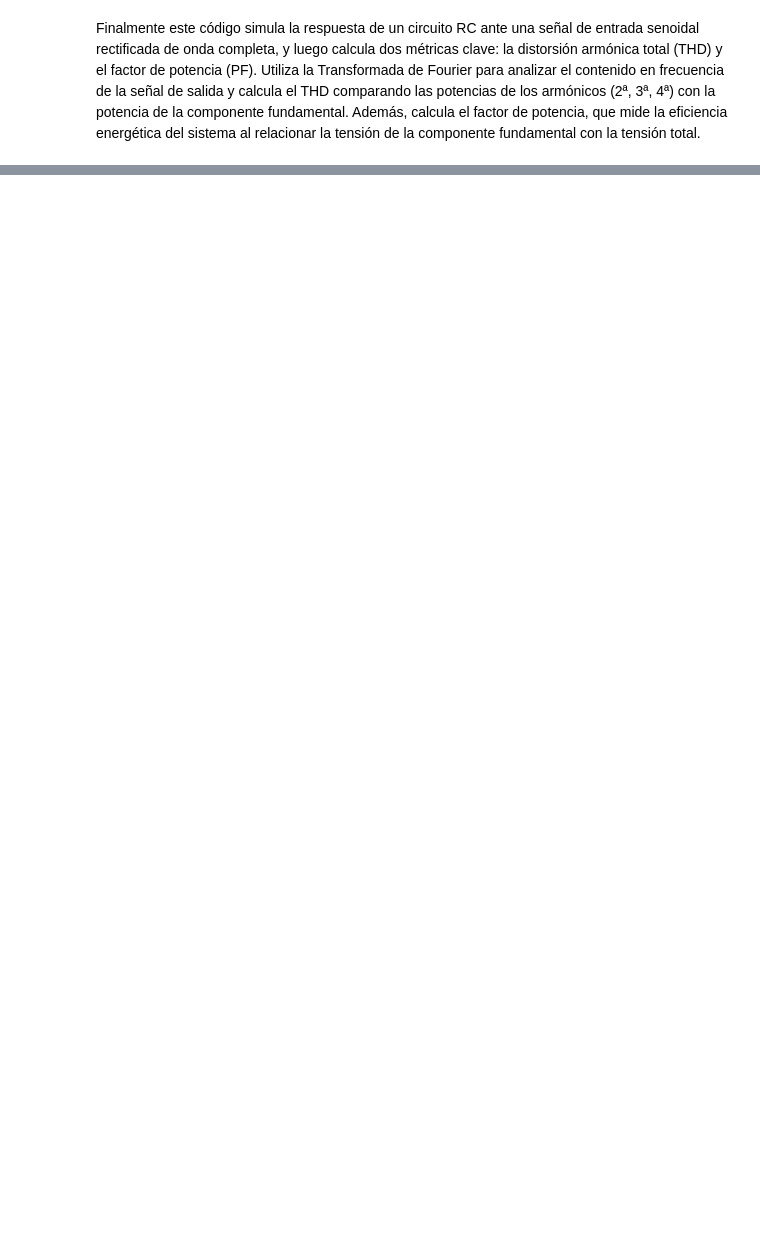
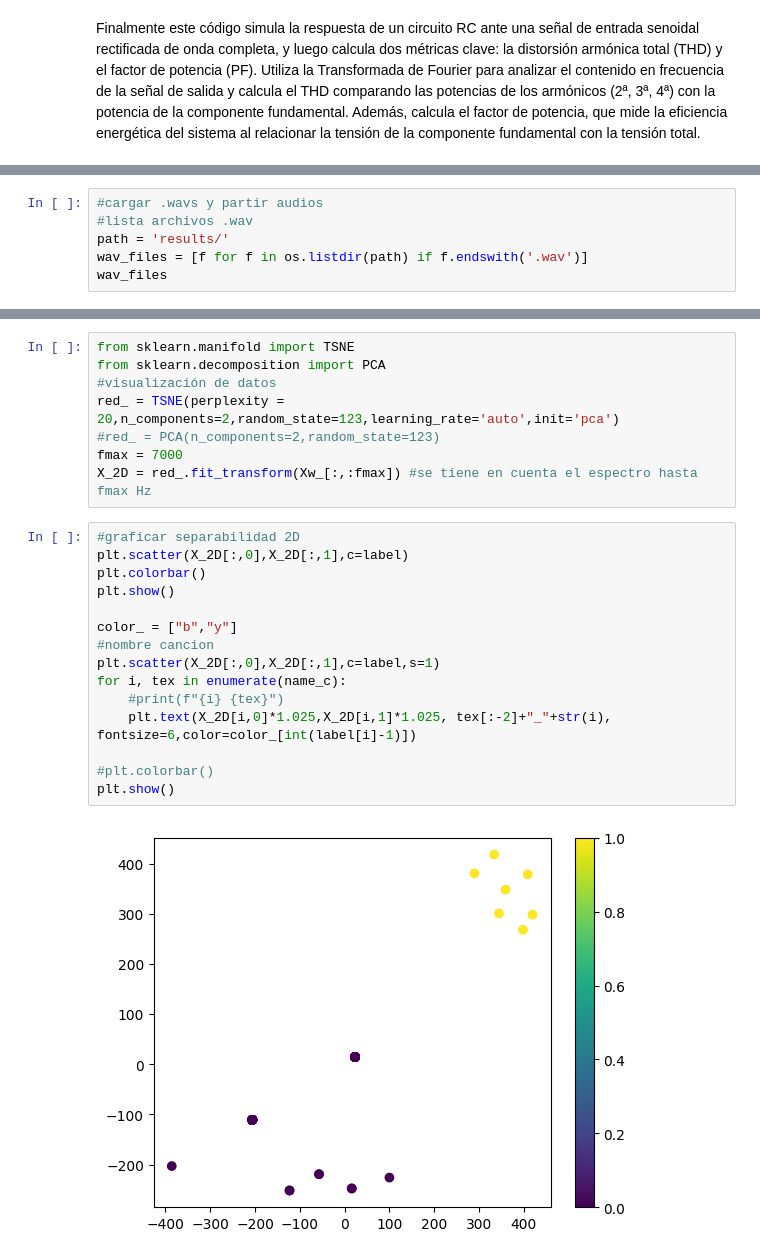
Before and after one commit to JParraArias/SignalsAndSystems2024-2, a Jupyter notebook: Parcial_2_Señales$Sistemas_2024_2.ipynb, the cells around one changed output, grey strips where cells are left out. Drawn from its saved outputs; the diff is of its cells as text; blank space fills up the shorter version.

```diff
--- a/Parcial_2_Señales$Sistemas_2024_2.ipynb
+++ b/Parcial_2_Señales$Sistemas_2024_2.ipynb
@@ -799,0 +913,6 @@ Distorsión del factor de potencia: 0.96
+# %%
+#cargar .wavs y partir audios
+#lista archivos .wav
+path = 'results/'
+wav_files = [f for f in os.listdir(path) if f.endswith('.wav')]
+wav_files
@@ -799,0 +1021,25 @@ Distorsión del factor de potencia: 0.96
+# %%
+from sklearn.manifold import TSNE
+from sklearn.decomposition import PCA
+#visualización de datos
+red_ = TSNE(perplexity = 20,n_components=2,random_state=123,learning_rate='auto',init='pca')
+#red_ = PCA(n_components=2,random_state=123)
+fmax = 7000
+X_2D = red_.fit_transform(Xw_[:,:fmax]) #se tiene en cuenta el espectro hasta fmax Hz
+# %%
+#graficar separabilidad 2D
+plt.scatter(X_2D[:,0],X_2D[:,1],c=label)
+plt.colorbar()
+plt.show()
+
+color_ = ["b","y"]
+#nombre cancion
+plt.scatter(X_2D[:,0],X_2D[:,1],c=label,s=1)
+for i, tex in enumerate(name_c):
+    #print(f"{i} {tex}")
+    plt.text(X_2D[i,0]*1.025,X_2D[i,1]*1.025, tex[:-2]+"_"+str(i), fontsize=6,color=color_[int(label[i]-1)])
+
+#plt.colorbar()
+plt.show()
+# %% [output]
+[figure, added]
```
Also changed, not shown: parts of 67 cells of this notebook.
